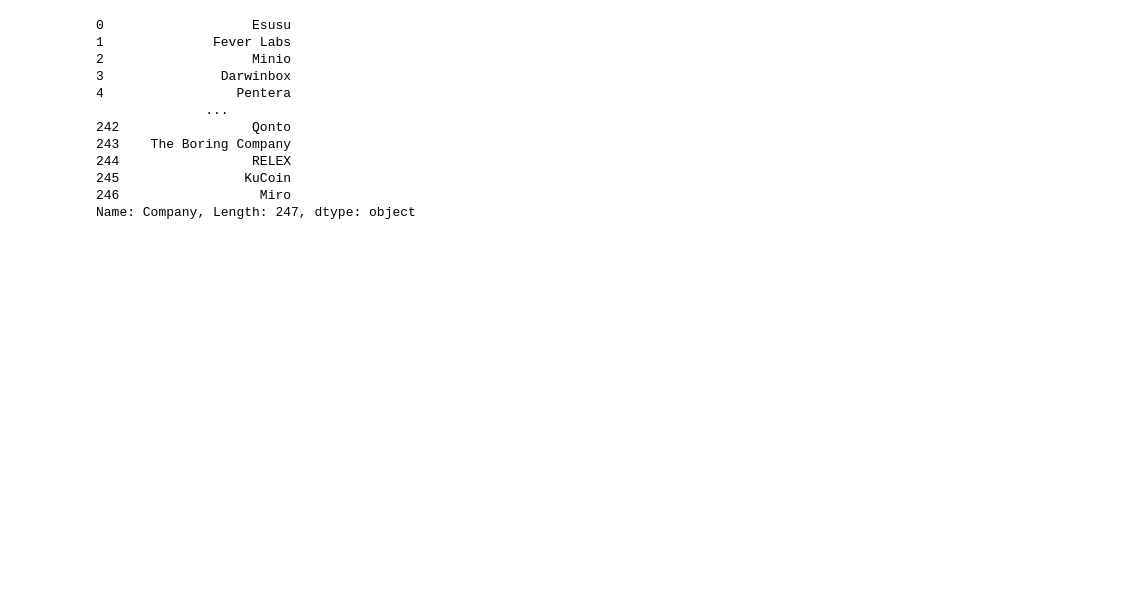
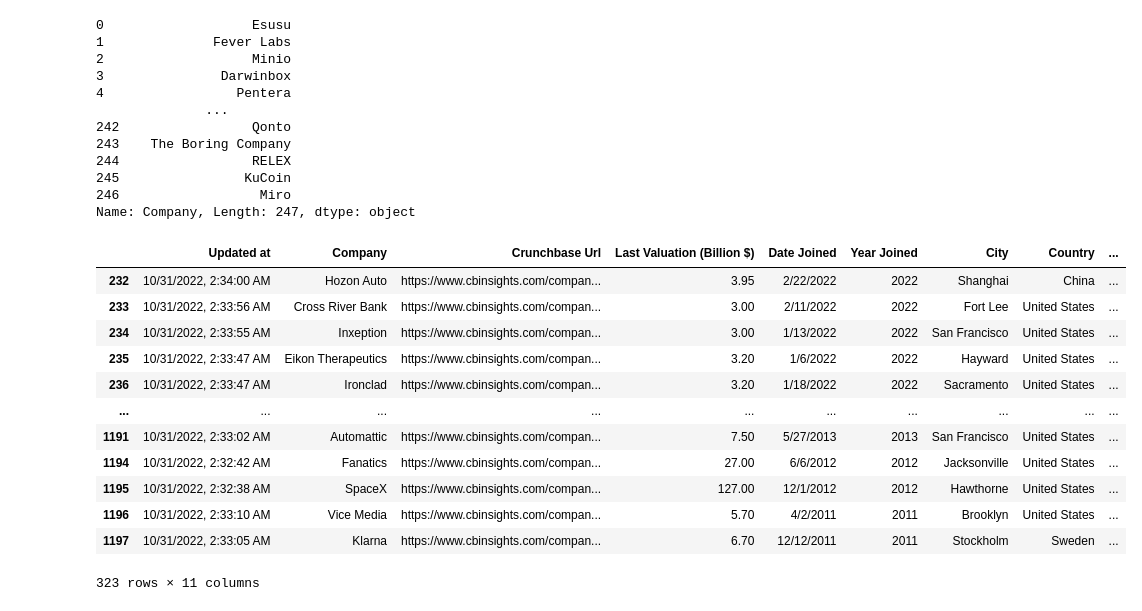
Before and after one commit to amalsalilan/Unicorn-Insights-A-Comprehensive-Data-Analysis-of-Unicorn-Companie, a Jupyter notebook: Notebook.ipynb, the cells around one changed output. Saved outputs shown, nothing was run; the diff lists cells and outputs as text; code cells hidden in the pictures; blank space fills up the shorter version.

```diff
--- a/Notebook.ipynb
+++ b/Notebook.ipynb
@@ -79,3 +79,19 @@ Compony_22['Company']
 245                KuCoin
 246                  Miro
 Name: Company, Length: 247, dtype: object
+# %%
+data.loc[data['Last Valuation (Billion $)']>=3]
+# %% [output]
+|  | Updated at | Company | Crunchbase Url | Last Valuation (Billion $) | Date Joined | Year Joined | City | Country | ... |
+| 232 | 10/31/2022, 2:34:00 AM | Hozon Auto | https://www.cbinsights.com/compan... | 3.95 | 2/22/2022 | 2022 | Shanghai | China | ... |
+| 233 | 10/31/2022, 2:33:56 AM | Cross River Bank | https://www.cbinsights.com/compan... | 3.00 | 2/11/2022 | 2022 | Fort Lee | United States | ... |
+| 234 | 10/31/2022, 2:33:55 AM | Inxeption | https://www.cbinsights.com/compan... | 3.00 | 1/13/2022 | 2022 | San Francisco | United States | ... |
+| 235 | 10/31/2022, 2:33:47 AM | Eikon Therapeutics | https://www.cbinsights.com/compan... | 3.20 | 1/6/2022 | 2022 | Hayward | United States | ... |
+| 236 | 10/31/2022, 2:33:47 AM | Ironclad | https://www.cbinsights.com/compan... | 3.20 | 1/18/2022 | 2022 | Sacramento | United States | ... |
+| ... | ... | ... | ... | ... | ... | ... | ... | ... | ... |
+| 1191 | 10/31/2022, 2:33:02 AM | Automattic | https://www.cbinsights.com/compan... | 7.50 | 5/27/2013 | 2013 | San Francisco | United States | ... |
+| 1194 | 10/31/2022, 2:32:42 AM | Fanatics | https://www.cbinsights.com/compan... | 27.00 | 6/6/2012 | 2012 | Jacksonville | United States | ... |
+| 1195 | 10/31/2022, 2:32:38 AM | SpaceX | https://www.cbinsights.com/compan... | 127.00 | 12/1/2012 | 2012 | Hawthorne | United States | ... |
+| 1196 | 10/31/2022, 2:33:10 AM | Vice Media | https://www.cbinsights.com/compan... | 5.70 | 4/2/2011 | 2011 | Brooklyn | United States | ... |
+| 1197 | 10/31/2022, 2:33:05 AM | Klarna | https://www.cbinsights.com/compan... | 6.70 | 12/12/2011 | 2011 | Stockholm | Sweden | ... |
+323 rows × 11 columns
```
